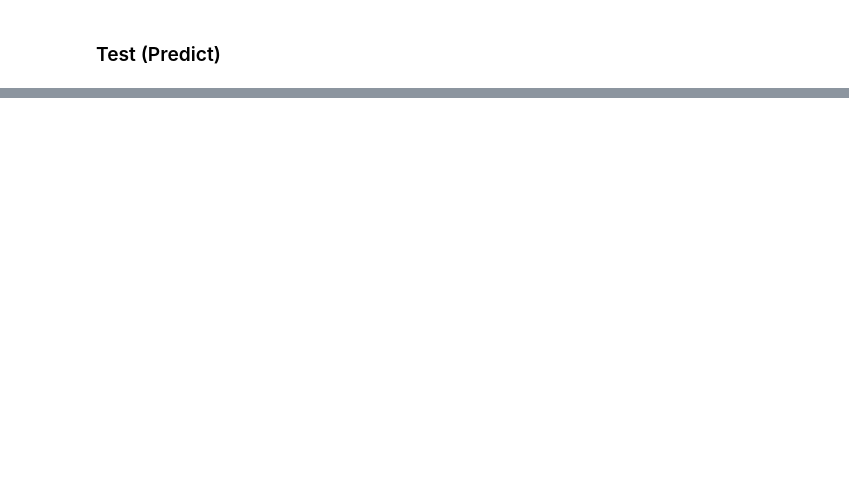
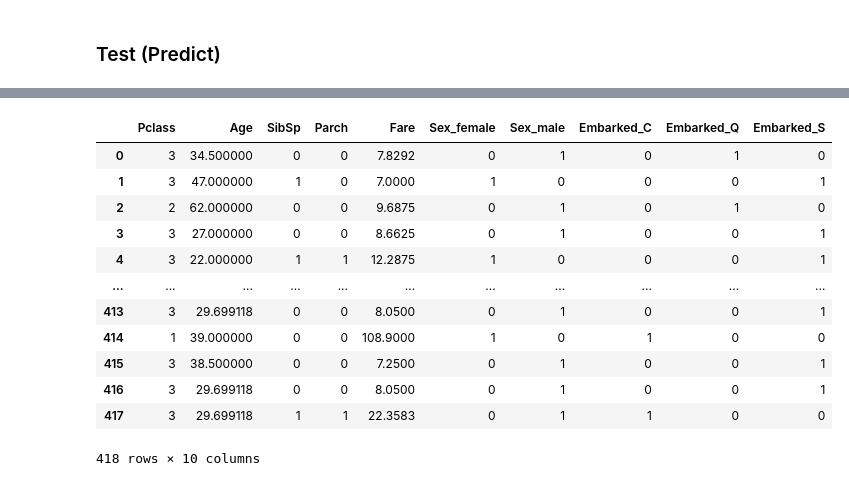
Before and after one commit to LEEHM97/machine-learning-exercises, a Jupyter notebook: 2.타이타닉 생존자 예측/타이타닉 생존자 예측.ipynb, the cells around one changed output, grey strips where cells are left out. Saved outputs shown, nothing was run; the diff lists cells and outputs as text; code cells hidden in the pictures; blank space fills up the shorter version.

```diff
--- a/2.타이타닉 생존자 예측/타이타닉 생존자 예측.ipynb
+++ b/2.타이타닉 생존자 예측/타이타닉 생존자 예측.ipynb
@@ -52,2 +271,3 @@ test
 # %%
 # test data에 같은 feature engineering을 적용해줍니다.
+test = test.drop(columns=['PassengerId','Name','Ticket','Cabin'])
@@ -53,0 +291,4 @@ test
+# %%
+# 중요! train데이터로 처리했기에 전처리도 train기준으로
+test = test.fillna(train.Age.mean())
+test = test.fillna(train.Fare.mean())
@@ -53,0 +312,18 @@ test
+# %%
+# Categorical feature encoding
+test_OHE = pd.get_dummies(data=test, columns=['Sex','Embarked'])
+test_OHE
+# %% [output]
+|  | Pclass | Age | SibSp | Parch | Fare | Sex_female | Sex_male | Embarked_C | Embarked_Q | Embarked_S |
+| 0 | 3 | 34.500000 | 0 | 0 | 7.8292 | 0 | 1 | 0 | 1 | 0 |
+| 1 | 3 | 47.000000 | 1 | 0 | 7.0000 | 1 | 0 | 0 | 0 | 1 |
+| 2 | 2 | 62.000000 | 0 | 0 | 9.6875 | 0 | 1 | 0 | 1 | 0 |
+| 3 | 3 | 27.000000 | 0 | 0 | 8.6625 | 0 | 1 | 0 | 0 | 1 |
+| 4 | 3 | 22.000000 | 1 | 1 | 12.2875 | 1 | 0 | 0 | 0 | 1 |
+| ... | ... | ... | ... | ... | ... | ... | ... | ... | ... | ... |
+| 413 | 3 | 29.699118 | 0 | 0 | 8.0500 | 0 | 1 | 0 | 0 | 1 |
+| 414 | 1 | 39.000000 | 0 | 0 | 108.9000 | 1 | 0 | 1 | 0 | 0 |
+| 415 | 3 | 38.500000 | 0 | 0 | 7.2500 | 0 | 1 | 0 | 0 | 1 |
+| 416 | 3 | 29.699118 | 0 | 0 | 8.0500 | 0 | 1 | 0 | 0 | 1 |
+| 417 | 3 | 29.699118 | 1 | 1 | 22.3583 | 0 | 1 | 1 | 0 | 0 |
+418 rows × 10 columns
```
Also changed, not shown: parts of 29 cells of this notebook.
